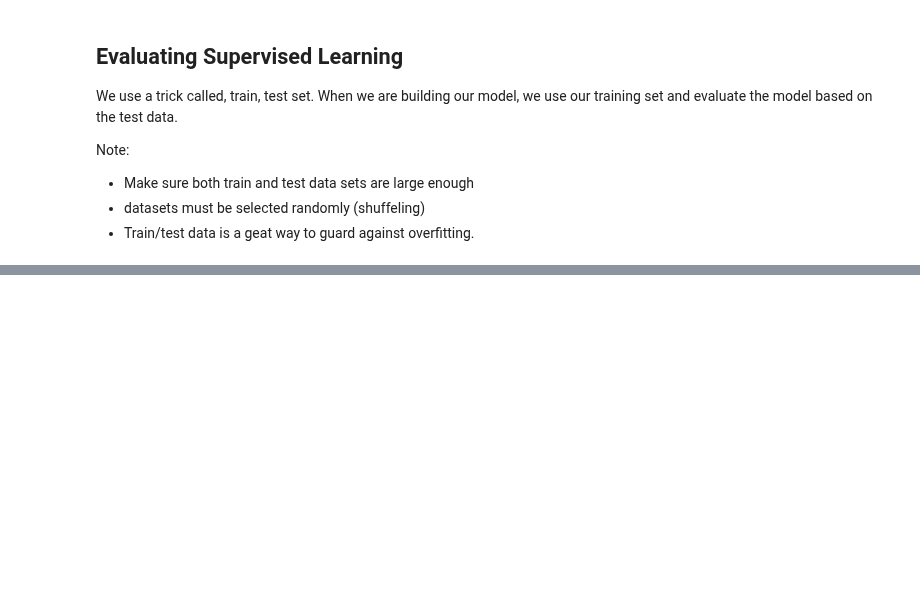
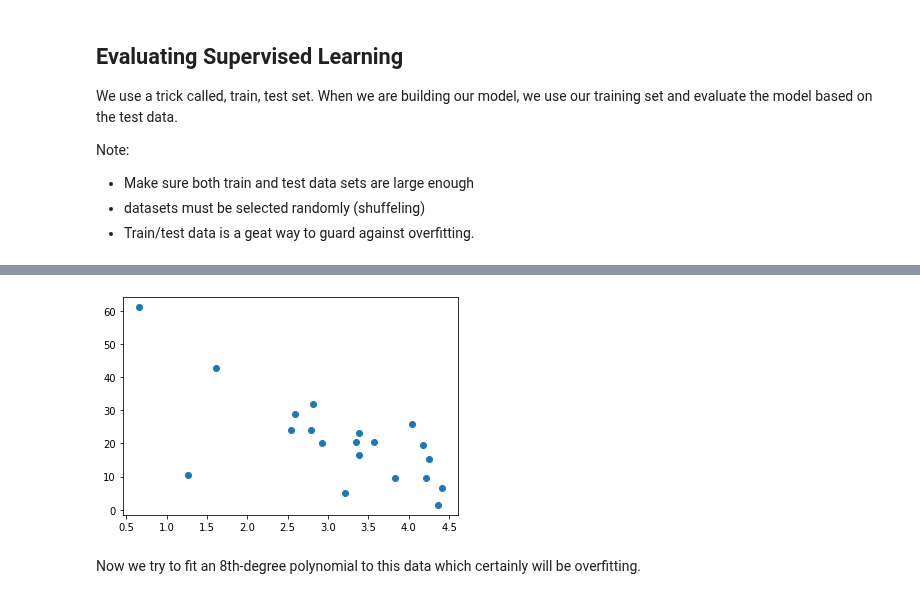
Before and after one commit to dariushazimi/notebooks, a Jupyter notebook: Machine_learning_data_science_and_deep_learning_with_python.ipynb, the cells around one changed output, grey strips where cells are left out. Drawn from its saved outputs; the diff is of its cells as text; code cells hidden in the pictures; blank space fills up the shorter version.

```diff
--- a/Machine_learning_data_science_and_deep_learning_with_python.ipynb
+++ b/Machine_learning_data_science_and_deep_learning_with_python.ipynb
@@ -689,0 +729,7 @@ Note:
+# %%
+# and here is our test data set
+scatter(testX, testY);
+# %% [output]
+[figure, added]
+# %% [markdown]
+Now we try to fit an 8th-degree polynomial to this data which certainly will be overfitting.
```
Also changed, not shown: parts of 9 cells of this notebook.
